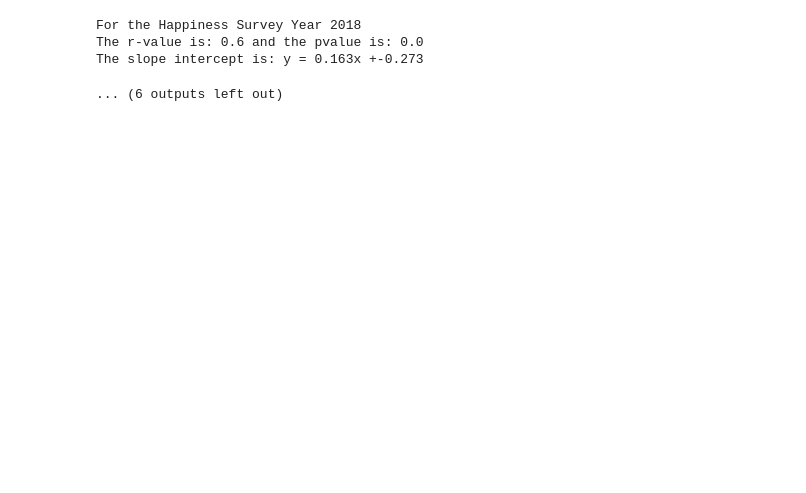
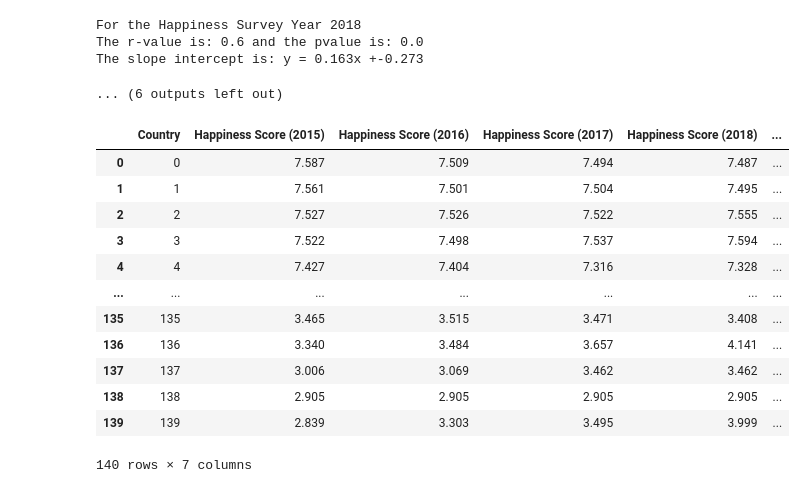
Before and after one commit to tvaughn905/Project-1, a Jupyter notebook: LongLife.ipynb, the cells around one changed output. Saved outputs shown, nothing was run; the diff lists cells and outputs as text; code cells hidden in the pictures; blank space fills up the shorter version.

```diff
--- a/LongLife.ipynb
+++ b/LongLife.ipynb
@@ -733,15 +738,29 @@ The slope intercept is: y = 0.163x +-0.273
 ... (6 outputs left out)
 # %%
  # Select country and corresponsing Happiness Scores columns for the years
-happy_data_df = pd.DataFrame(clean_data_df[['Country.1',
+happy_data_df = pd.DataFrame(clean_data_df[['Country',
                                             'Happiness Score (2015)',
                                             'Happiness Score (2016)',
                                             'Happiness Score (2017)',
                                             'Happiness Score (2018)',
                                             'Happiness Score (2019)',
                                             'Happiness Score (2022)'
                                             ]])
 # rename the country column to make it easy on the eyes
 happy_data_df = happy_data_df.rename(columns={'Country.1':'Country'})
 # display only the columns pertaining to health
 happy_data_df
+# %% [output]
+|  | Country | Happiness Score (2015) | Happiness Score (2016) | Happiness Score (2017) | Happiness Score (2018) | ... |
+| 0 | 0 | 7.587 | 7.509 | 7.494 | 7.487 | ... |
+| 1 | 1 | 7.561 | 7.501 | 7.504 | 7.495 | ... |
+| 2 | 2 | 7.527 | 7.526 | 7.522 | 7.555 | ... |
+| 3 | 3 | 7.522 | 7.498 | 7.537 | 7.594 | ... |
+| 4 | 4 | 7.427 | 7.404 | 7.316 | 7.328 | ... |
+| ... | ... | ... | ... | ... | ... | ... |
+| 135 | 135 | 3.465 | 3.515 | 3.471 | 3.408 | ... |
+| 136 | 136 | 3.340 | 3.484 | 3.657 | 4.141 | ... |
+| 137 | 137 | 3.006 | 3.069 | 3.462 | 3.462 | ... |
+| 138 | 138 | 2.905 | 2.905 | 2.905 | 2.905 | ... |
+| 139 | 139 | 2.839 | 3.303 | 3.495 | 3.999 | ... |
+140 rows × 7 columns
```
Also changed, not shown: parts of 7 cells of this notebook.
